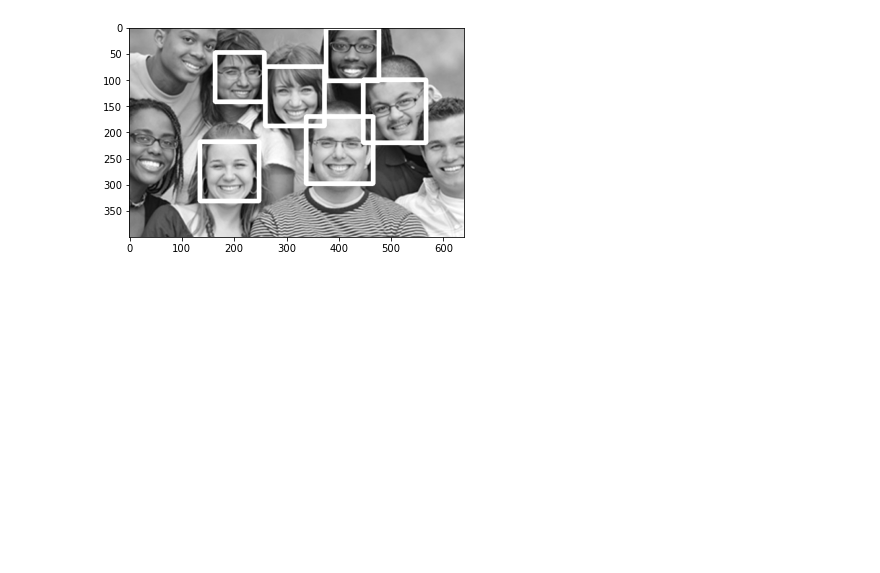
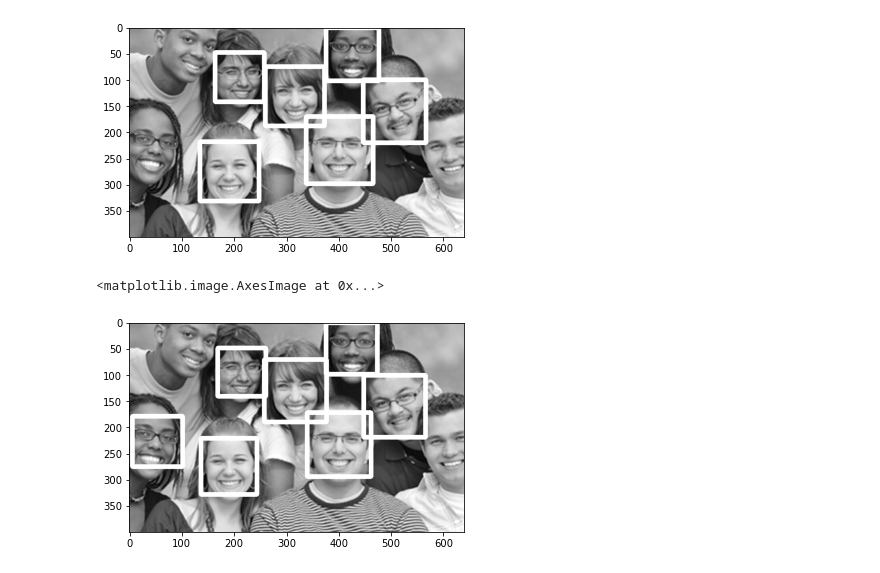
Before and after one commit to romedal/ML_FaceDetection, a Jupyter notebook: FaceDetection.ipynb, the cells around one changed output. Drawn from its saved outputs; the diff is of its cells as text; code cells hidden in the pictures; blank space fills up the shorter version.

Commit message:
Another face detector

```diff
--- a/FaceDetection.ipynb
+++ b/FaceDetection.ipynb
@@ -37,3 +37,19 @@ plt.imshow(detection_result, cmap = "gray")
 # %% [output]
 <matplotlib.image.AxesImage at 0x...>
 [figure]
+# %%
+face_detector = cv2.CascadeClassifier(cv2.data.haarcascades + 'haarcascade_frontalface_alt.xml')
+
+def detect_face (image):
+
+    face_image = image.copy()
+    face_rectangle = face_detector.detectMultiScale(face_image)
+    for (x,y,width,height) in face_rectangle:
+        cv2.rectangle(face_image, (x,y), (x + width, y+height), (255,255,255), 8)
+    return face_image
+
+detection_result = detect_face(image2)
+plt.imshow(detection_result, cmap = "gray")
+# %% [output]
+<matplotlib.image.AxesImage at 0x...>
+[figure, added]
```
